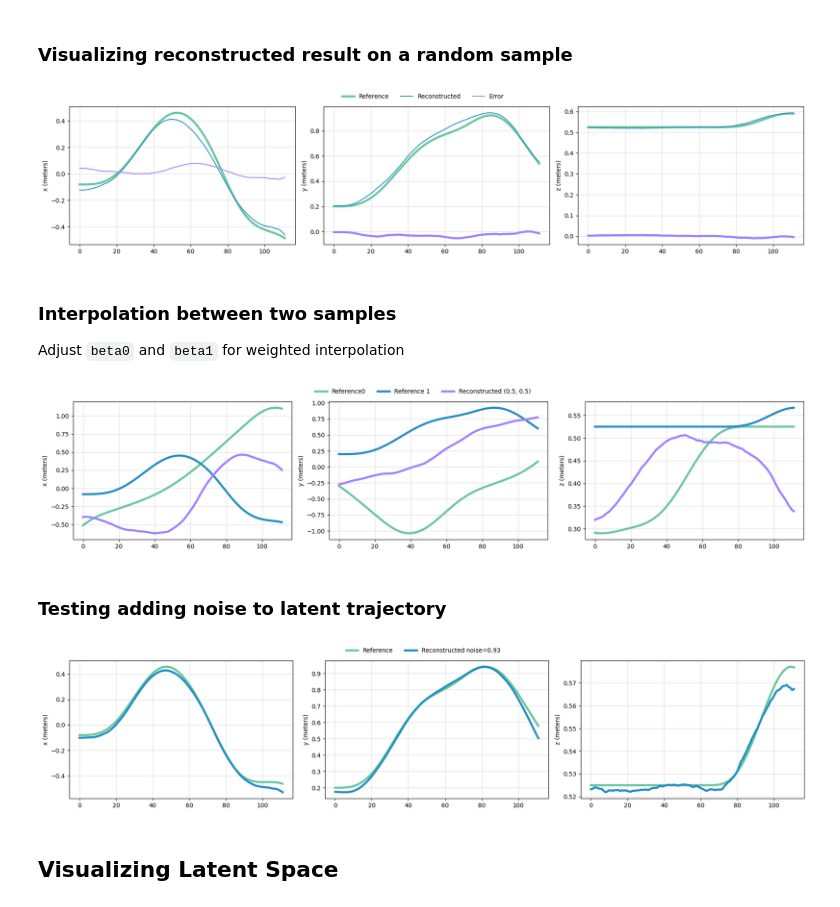
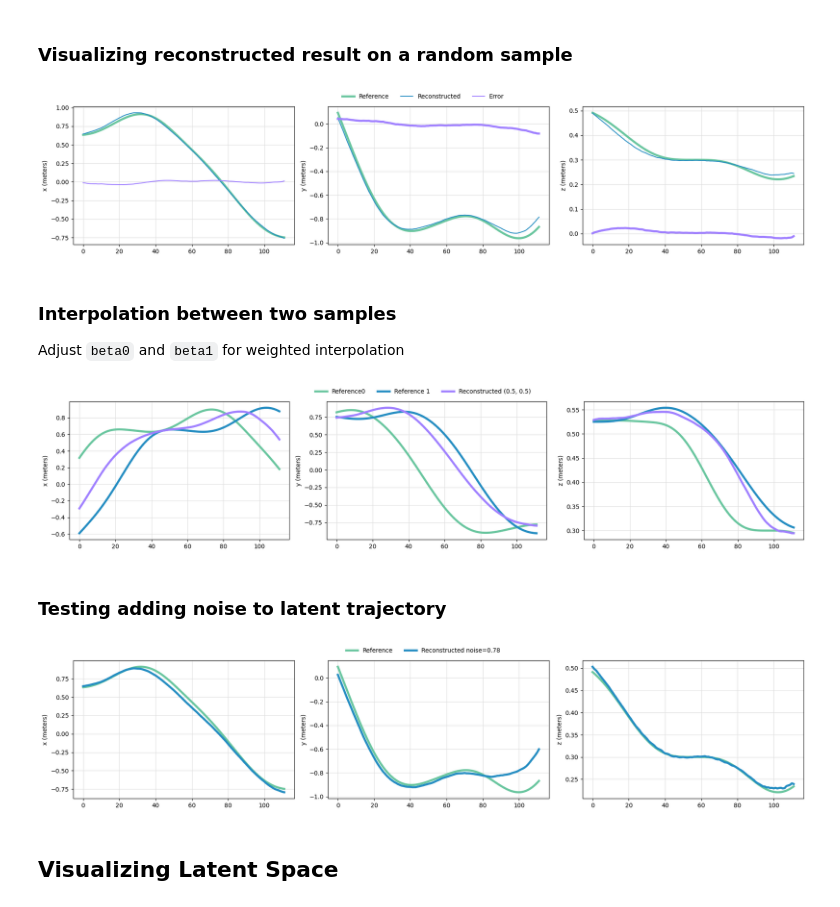
Before and after one commit to sparthaje/quadrotor-diffusion, a Jupyter notebook: notebooks/vae.ipynb, the cells around one changed output. Saved outputs shown, nothing was run; the diff lists cells and outputs as text; code cells hidden in the pictures.

```diff
--- a/notebooks/vae.ipynb
+++ b/notebooks/vae.ipynb
@@ -29,7 +30,7 @@ eval: VAE_Wrapper = None
 normalizer: Normalizer = None
 trainer_args: TrainerArgs = None
 
-chkpt = get_checkpoint_file("../logs/training", 157)
+chkpt = get_checkpoint_file("../logs/training", 192)
 eval, _, normalizer, trainer_args = Trainer.load(chkpt, get_ema=False)
 data = QuadrotorRaceSegmentDataset('../data', ["square", "triangle", "pill"], 112, 0, normalizer)
 # data = QuadrotorRaceTrajectoryDataset('../data', ["triangle"], 360, normalizer, includes_course=False)
@@ -57,4 +58,11 @@ encode_time = encode - start
 decode_time = time.time() - encode
 
 print(f"Encoded in {encode_time:.1e}, decoded in {decode_time:.1e}")
+
+colors = matplotlib.rcParams['axes.prop_cycle'].by_key()['color'][:3]
+colors = [colors[2], colors[0], colors[1]]
+cmap = matplotlib.colors.LinearSegmentedColormap.from_list("primary", colors)
+norm = matplotlib.colors.Normalize(vmin=-2, vmax=2.5)
+plt.imshow(mu.cpu().squeeze(0).numpy(), cmap=cmap, norm=norm)
+plt.show()
 # %% [output]
@@ -86,4 +95,4 @@ plt.subplots_adjust(top=0.9)
 plt.figlegend(['Reference', 'Reconstructed', 'Error'], loc='upper center', ncol=3, frameon=False)
 plt.show()
 # %% [output]
-[figure, old version]
+[figure, new version]
@@ -129,43 +148,43 @@ plt.subplots_adjust(top=0.9)
 plt.figlegend(['Reference0', "Reference 1", f'Reconstructed ({beta0}, {beta1})'], loc='upper center', ncol=3, frameon=False)
 plt.show()
 # %% [output]
-[figure, old version]
+[figure, new version]
 # %% [markdown]
 ### Testing adding noise to latent trajectory
 # %%
-sample0 = data[0]
+sample0 = data[126]
 
 reference0 = normalizer.undo(sample0).numpy()
 
 mu, logvar = eval.encode(sample0.unsqueeze(0).cuda())
 noise = torch.randn_like(mu)
 n_l = 1.0
 std = n_l * torch.exp(0.5 * logvar)
 mu_noise = mu + std * noise
 
 reconstructed = eval.decode(mu_noise).squeeze(0).cpu().numpy()
 
 plt.figure(figsize=(18, 4))
 plt.subplot(131)
 plt.plot(reference0[:, 0], label='Reference 0', linewidth=3.5)
 plt.plot(reconstructed[:, 0], label='Reference 1', linewidth=3.5)
 plt.ylabel("x (meters)")
 plt.grid()
 plt.subplot(132)
 plt.plot(reference0[:, 1], label='Reference 0', linewidth=3.5)
 plt.plot(reconstructed[:, 1], label='Reference 1', linewidth=3.5)
 plt.ylabel("y (meters)")
 plt.grid()
 plt.subplot(133)
 plt.plot(reference0[:, 2], label='Reference 0', linewidth=3.5)
 plt.plot(reconstructed[:, 2], label='Reference 1', linewidth=3.5)
 plt.ylabel("z (meters)")
 plt.grid()
 plt.tight_layout()
 plt.subplots_adjust(top=0.9)
 plt.figlegend(['Reference', f"Reconstructed noise={std.mean():.2f}"], loc='upper center', ncol=2, frameon=False)
 plt.show()
 # %% [output]
-[figure, old version]
+[figure, new version]
 # %% [markdown]
 ## Visualizing Latent Space
```
Also changed, not shown: parts of 8 cells of this notebook, 9 other files.
